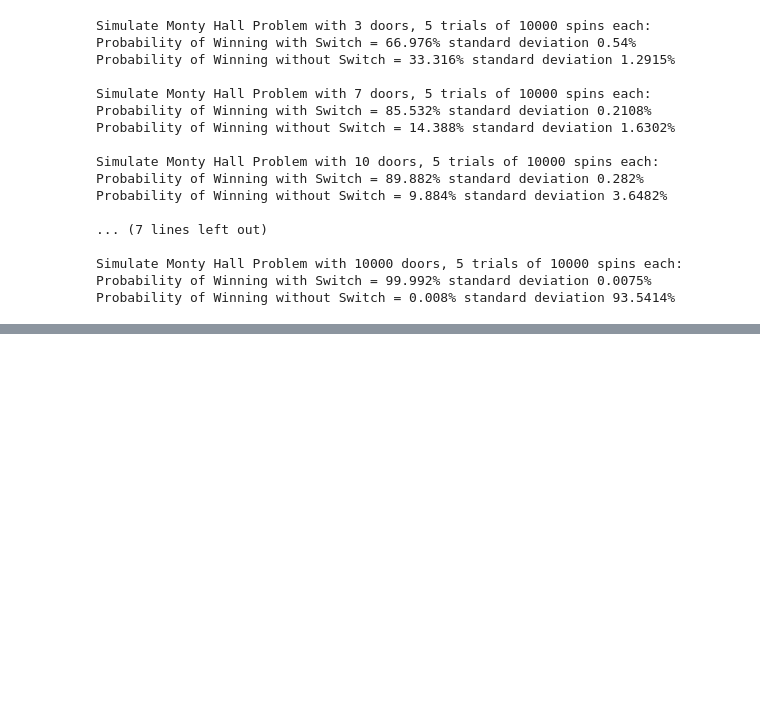
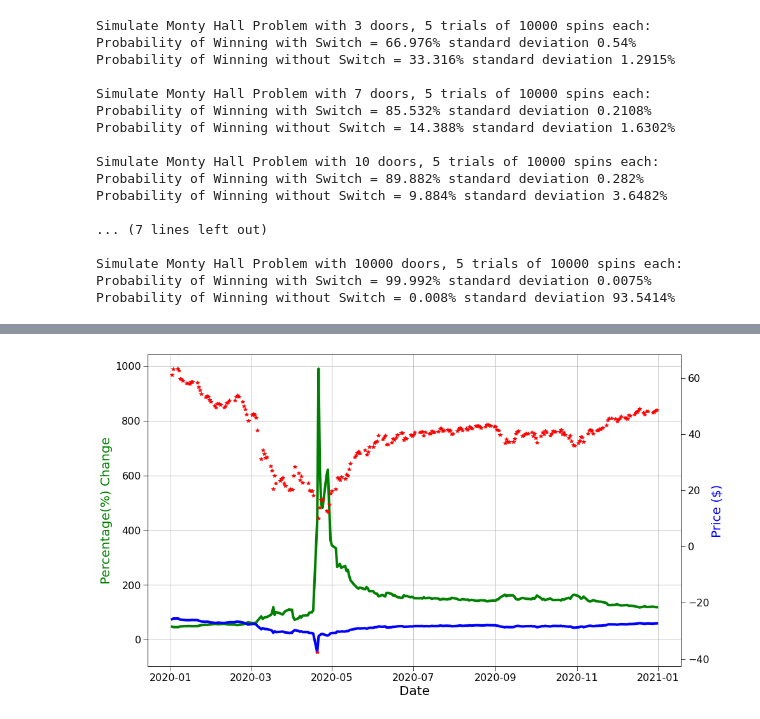
Before and after one commit to nikitaizmailov/monte_carlo_simulation, a Jupyter notebook: monte_carlo.ipynb, the cells around one changed output, grey strips where cells are left out. Saved outputs shown, nothing was run; the diff lists cells and outputs as text; code cells hidden in the pictures; blank space fills up the shorter version.

```diff
--- a/monte_carlo.ipynb
+++ b/monte_carlo.ipynb
@@ -221,0 +484,27 @@ Probability of Winning without Switch = 0.008% standard deviation 93.5414%
+# %%
+# Lets view in more detail the performance of the stratas in year 2020 to 2021
+df_2020_21 = df.loc['2020':"2020", :]
+
+fig, ax1 = plt.subplots(figsize=(15,9))
+
+x = df_2020_21.index
+y1 = df_2020_21[["strat_perf%"]]
+y2 = df_2020_21[["buy_and_hold_perf%"]]
+y3 = df_2020_21[['Adj Close']]
+
+plt.grid(axis='both')
+
+ax2 = ax1.twinx()
+ax1.plot(x, y1, 'g-')
+ax1.plot(x, y2, 'b-')
+ax2.plot(x, y3, 'r*')
+
+
+ax1.set_xlabel('Date')
+ax1.set_ylabel('Percentage(%) Change', color='g')
+ax2.set_ylabel('Price ($)', color='b')
+
+
+plt.show()
+# %% [output]
+[figure, added]
```
Also changed, not shown: parts of 26 cells of this notebook.
